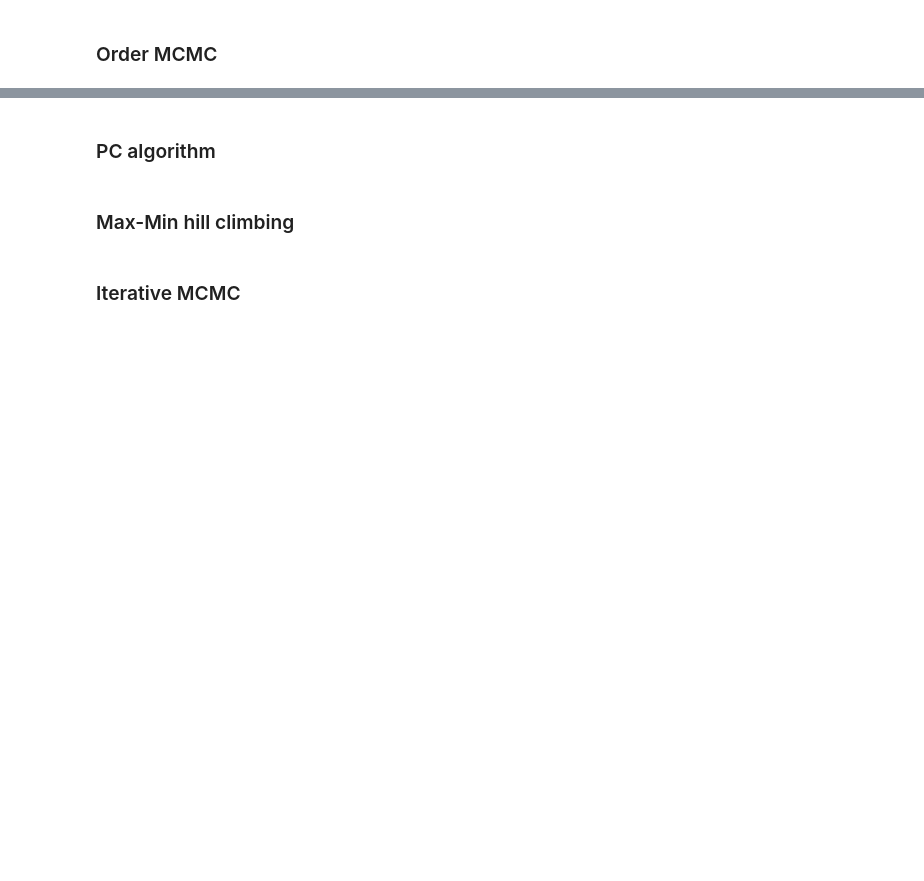
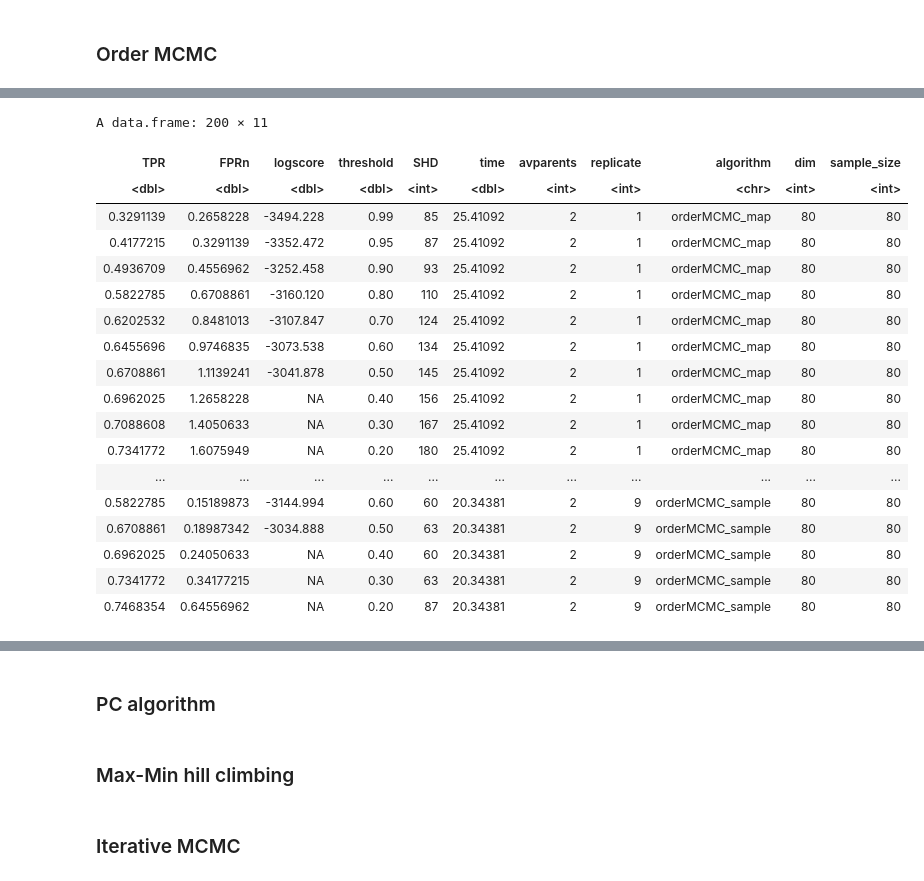
Before and after one commit to felixleopoldo/benchpress, a Jupyter notebook: benchmark/plot.ipynb, the cells around one changed output, grey strips where cells are left out. Saved outputs shown, nothing was run; the diff lists cells and outputs as text; code cells hidden in the pictures; blank space fills up the shorter version.

```diff
--- a/benchmark/plot.ipynb
+++ b/benchmark/plot.ipynb
@@ -28,3 +54,25 @@ for (filename in filenames) {
+# %%
+ROCdf_order_mcmc
+# %% [output]
+A data.frame: 200 × 11
+| TPR | FPRn | logscore | threshold | SHD | time | avparents | replicate | algorithm | dim | sample_size |
+| <dbl> | <dbl> | <dbl> | <dbl> | <int> | <dbl> | <int> | <int> | <chr> | <int> | <int> |
+| 0.3291139 | 0.2658228 | -3494.228 | 0.99 | 85 | 25.41092 | 2 | 1 | orderMCMC_map | 80 | 80 |
+| 0.4177215 | 0.3291139 | -3352.472 | 0.95 | 87 | 25.41092 | 2 | 1 | orderMCMC_map | 80 | 80 |
+| 0.4936709 | 0.4556962 | -3252.458 | 0.90 | 93 | 25.41092 | 2 | 1 | orderMCMC_map | 80 | 80 |
+| 0.5822785 | 0.6708861 | -3160.120 | 0.80 | 110 | 25.41092 | 2 | 1 | orderMCMC_map | 80 | 80 |
+| 0.6202532 | 0.8481013 | -3107.847 | 0.70 | 124 | 25.41092 | 2 | 1 | orderMCMC_map | 80 | 80 |
+| 0.6455696 | 0.9746835 | -3073.538 | 0.60 | 134 | 25.41092 | 2 | 1 | orderMCMC_map | 80 | 80 |
+| 0.6708861 | 1.1139241 | -3041.878 | 0.50 | 145 | 25.41092 | 2 | 1 | orderMCMC_map | 80 | 80 |
+| 0.6962025 | 1.2658228 | NA | 0.40 | 156 | 25.41092 | 2 | 1 | orderMCMC_map | 80 | 80 |
+| 0.7088608 | 1.4050633 | NA | 0.30 | 167 | 25.41092 | 2 | 1 | orderMCMC_map | 80 | 80 |
+| 0.7341772 | 1.6075949 | NA | 0.20 | 180 | 25.41092 | 2 | 1 | orderMCMC_map | 80 | 80 |
+| ... | ... | ... | ... | ... | ... | ... | ... | ... | ... | ... |
+| 0.5822785 | 0.15189873 | -3144.994 | 0.60 | 60 | 20.34381 | 2 | 9 | orderMCMC_sample | 80 | 80 |
+| 0.6708861 | 0.18987342 | -3034.888 | 0.50 | 63 | 20.34381 | 2 | 9 | orderMCMC_sample | 80 | 80 |
+| 0.6962025 | 0.24050633 | NA | 0.40 | 60 | 20.34381 | 2 | 9 | orderMCMC_sample | 80 | 80 |
+| 0.7341772 | 0.34177215 | NA | 0.30 | 63 | 20.34381 | 2 | 9 | orderMCMC_sample | 80 | 80 |
+| 0.7468354 | 0.64556962 | NA | 0.20 | 87 | 20.34381 | 2 | 9 | orderMCMC_sample | 80 | 80 |
 # %%
 sumROC_order_mcmc = ROCdf_order_mcmc %>%
                     filter(dim %in% dims) %>%
```
Also changed, not shown: parts of 15 cells of this notebook, 6 other files.
